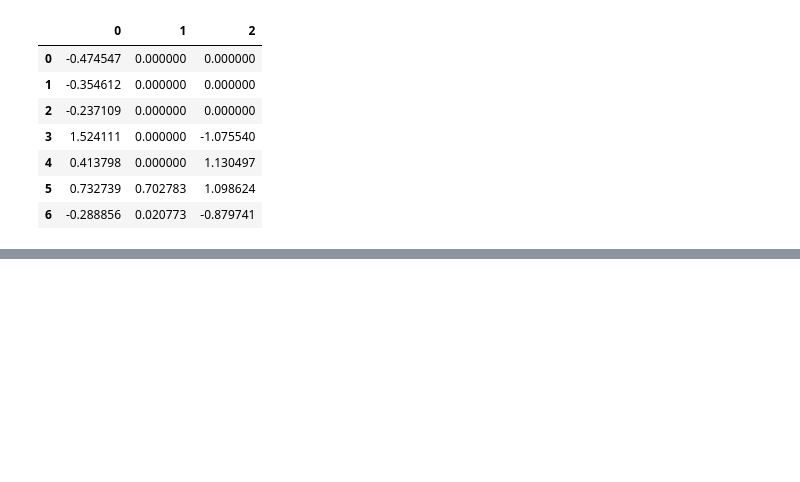
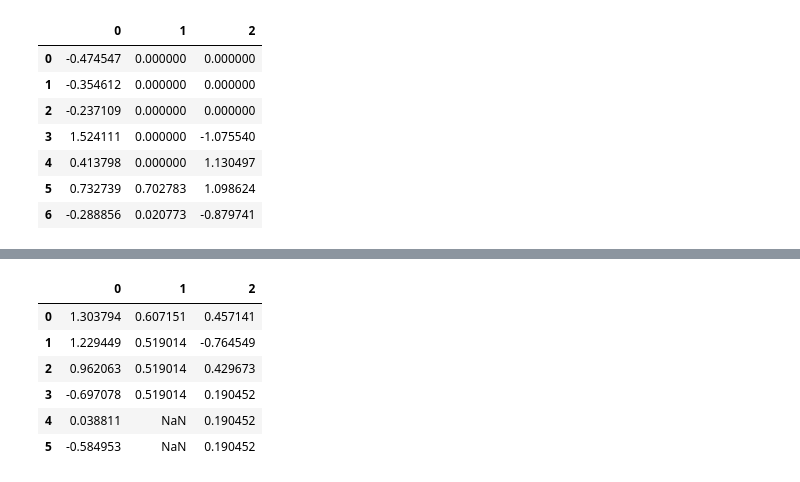
Before and after one commit to shuangsong/python_data_analysis, a Jupyter notebook: note_2.ipynb, the cells around one changed output, grey strips where cells are left out. Saved outputs shown, nothing was run; the diff lists cells and outputs as text; code cells hidden in the pictures; blank space fills up the shorter version.

```diff
--- a/note_2.ipynb
+++ b/note_2.ipynb
@@ -544,0 +563,10 @@ df
+# %%
+df.fillna(method='ffill',limit=2)
+# %% [output]
+|  | 0 | 1 | 2 |
+| 0 | 1.303794 | 0.607151 | 0.457141 |
+| 1 | 1.229449 | 0.519014 | -0.764549 |
+| 2 | 0.962063 | 0.519014 | 0.429673 |
+| 3 | -0.697078 | 0.519014 | 0.190452 |
+| 4 | 0.038811 | NaN | 0.190452 |
+| 5 | -0.584953 | NaN | 0.190452 |
```
Also changed, not shown: parts of 5 cells of this notebook.
